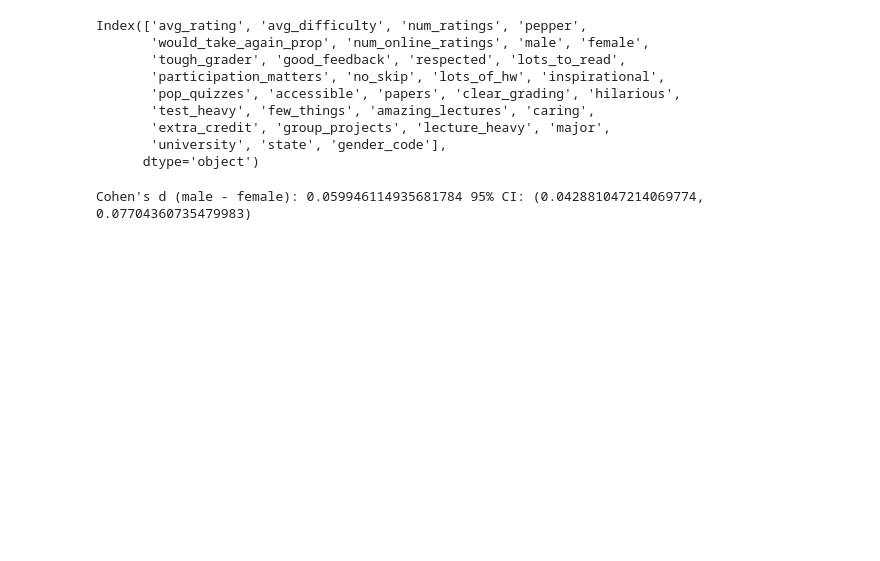
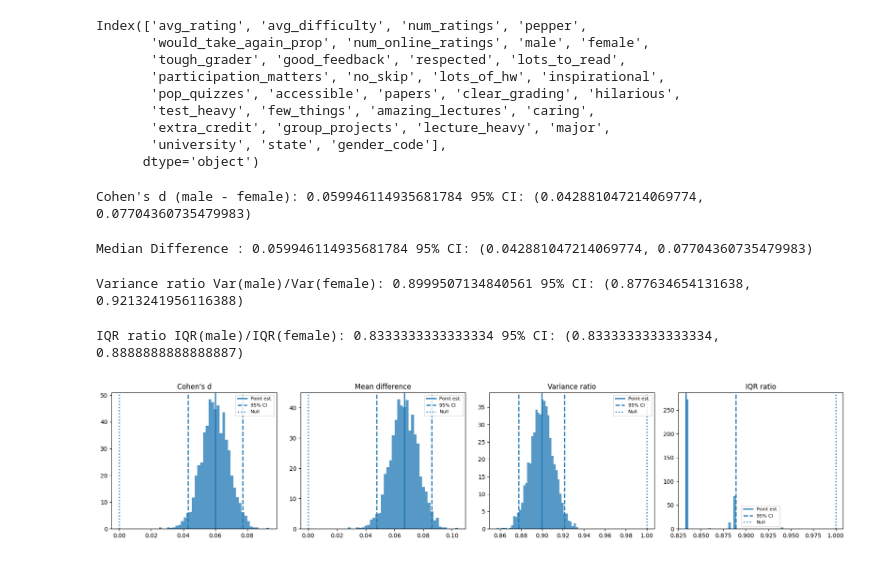
Before and after one commit to paolacalle/ape-capstone, a Jupyter notebook: analysis/q3.ipynb, the cells around one changed output. Cells and saved outputs as stored; diff of their text form; code cells hidden in the pictures; blank space fills up the shorter version.

```diff
--- a/analysis/q3.ipynb
+++ b/analysis/q3.ipynb
@@ -101,11 +122,15 @@ female = cleaned_df.loc[cleaned_df["gender_code"]==1, "avg_rating"].dropna().to_
 # -----------------------------
 # 1) Cohen's d (mean effect)
 # -----------------------------
-d_point, d_ci = bootstrap_ci_two_sample(
+d_point, d_ci, d_boots = bootstrap_ci_two_sample(
     male, female,
     stat_fn=lambda x, y: cohens_d(x, y),
-    B=2000, seed=SEED
+    B=2000, seed=SEED, return_boots=True
 )
 print("Cohen's d (male - female):", d_point, "95% CI:", d_ci)
+
+#The estimated gender difference in average ratings corresponds to a Cohen’s d
+# of 0.060 (95% CI [0.043, 0.077]),
+# indicating a statistically detectable but substantively very small pro-male difference.
 # %% [output]
 Cohen's d (male - female): 0.059946114935681784 95% CI: (0.042881047214069774, 0.07704360735479983)
@@ -123,21 +137,53 @@ print("Cliff's delta (male vs female):", delta_point, "95% CI:", delta_ci)
+# %%
+
+# -----------------------------
+# 1) Mean difference
+# -----------------------------
+mean_point, mean_ci, mean_boots = bootstrap_ci_two_sample(
+    male, female,
+    stat_fn=lambda x, y: mean_difference(x, y),
+    B=2000, seed=SEED, return_boots=True
+)
+print("Median Difference :", d_point, "95% CI:", d_ci)
+# %% [output]
+Median Difference : 0.059946114935681784 95% CI: (0.042881047214069774, 0.07704360735479983)
 # %%
 # -----------------------------
 # 3) Variance ratio (spread)
 # -----------------------------
-var_ratio_point, var_ratio_ci = bootstrap_ci_two_sample(
+var_ratio_point, var_ratio_ci, var_boots = bootstrap_ci_two_sample(
     male, female,
     stat_fn=lambda x, y: ratio_stat(x, y, stat_fn=lambda z: np.var(z, ddof=1)),
-    B=2000, seed=SEED
+    B=2000, seed=SEED, return_boots=True
 )
 print("Variance ratio Var(male)/Var(female):", var_ratio_point, "95% CI:", var_ratio_ci)
+# %% [output]
+Variance ratio Var(male)/Var(female): 0.8999507134840561 95% CI: (0.877634654131638, 0.9213241956116388)
 # %%
 
 # -----------------------------
 # 4) IQR ratio (robust spread)
 # -----------------------------
-iqr_ratio_point, iqr_ratio_ci = bootstrap_ci_two_sample(
+iqr_ratio_point, iqr_ratio_ci, iqr_boots = bootstrap_ci_two_sample(
     male, female,
     stat_fn=lambda x, y: ratio_stat(x, y, stat_fn=iqr),
-    B=2000, seed=SEED
+    B=2000, seed=SEED, return_boots=True
 )
 print("IQR ratio IQR(male)/IQR(female):", iqr_ratio_point, "95% CI:", iqr_ratio_ci)
+# %% [output]
+IQR ratio IQR(male)/IQR(female): 0.8333333333333334 95% CI: (0.8333333333333334, 0.8888888888888887)
+# %%
+graph_boots(
+    boots_list=[d_boots, mean_boots, var_boots, iqr_boots],
+    points=[d_point, mean_point, var_ratio_point, iqr_ratio_point],
+    cis=[d_ci, mean_ci, var_ratio_ci, iqr_ratio_ci],
+    titles=[
+        "Cohen's d",
+        "Mean difference",
+        "Variance ratio",
+        "IQR ratio"
+    ],
+    nulls=[0, 0, 1, 1]
+)
+# %% [output]
+[figure, added]
```
Also changed, not shown: parts of 2 cells of this notebook, 3 other files.
